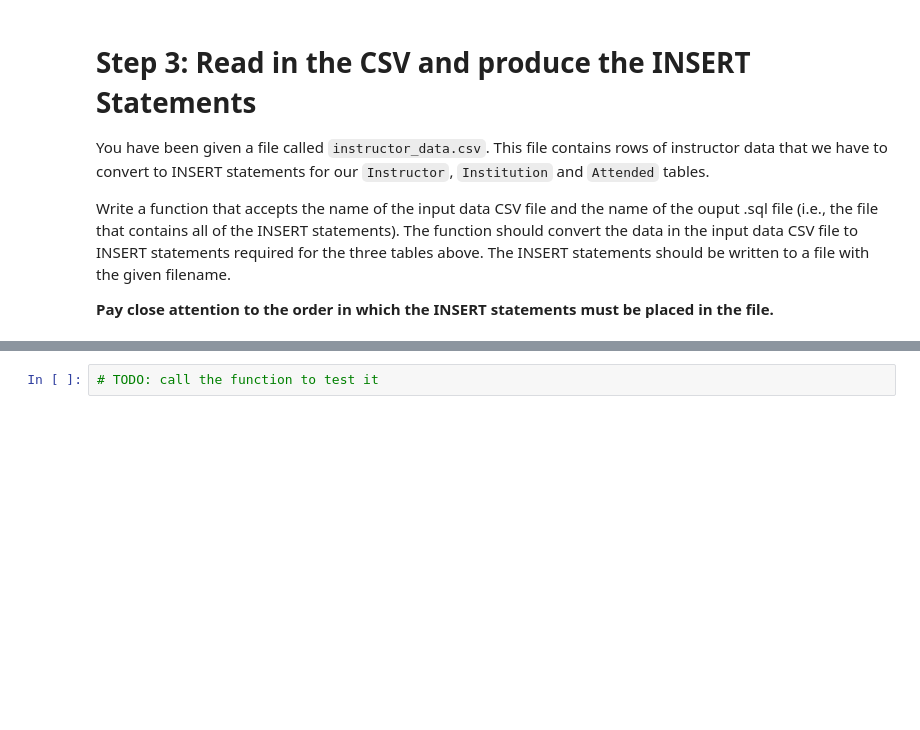
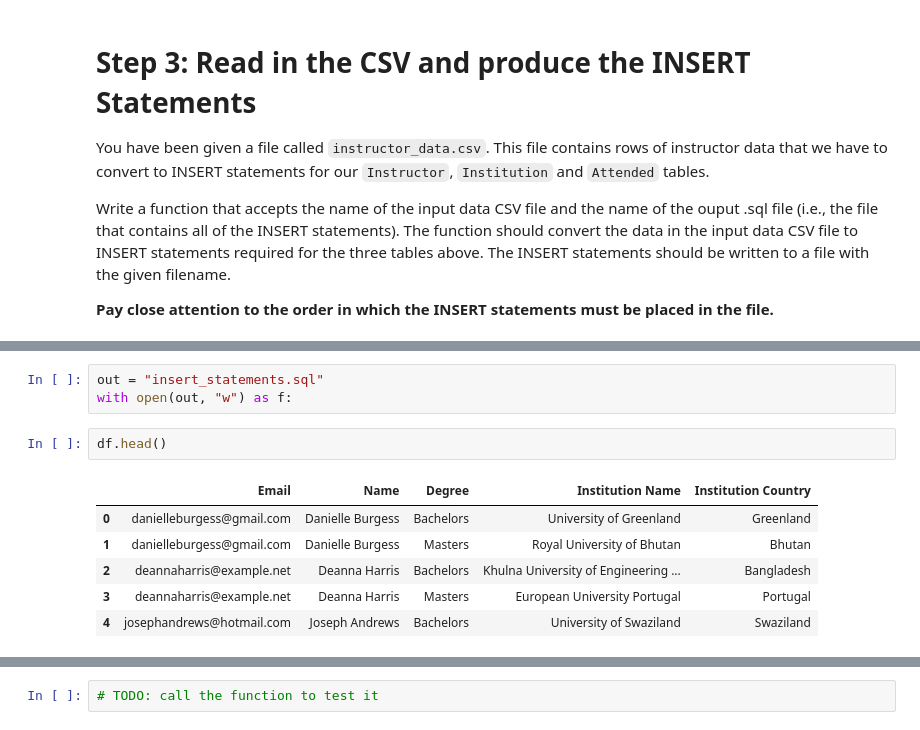
Before and after one commit to tonyliang19/Course_notes_2023Spring, a Jupyter notebook: cpsc368/data_manipulation/assignment-3b-starter.ipynb, the cells around one changed output, grey strips where cells are left out. Saved outputs shown, nothing was run; the diff lists cells and outputs as text; blank space fills up the shorter version.

```diff
--- a/cpsc368/data_manipulation/assignment-3b-starter.ipynb
+++ b/cpsc368/data_manipulation/assignment-3b-starter.ipynb
@@ -98,2 +143,14 @@ Write a function that accepts the name of the input data CSV file and the name o
+# %%
+out = "insert_statements.sql"
+with open(out, "w") as f:
+# %%
+df.head()
+# %% [output]
+|  | Email | Name | Degree | Institution Name | Institution Country |
+| 0 | danielleburgess@gmail.com | Danielle Burgess | Bachelors | University of Greenland | Greenland |
+| 1 | danielleburgess@gmail.com | Danielle Burgess | Masters | Royal University of Bhutan | Bhutan |
+| 2 | deannaharris@example.net | Deanna Harris | Bachelors | Khulna University of Engineering ... | Bangladesh |
+| 3 | deannaharris@example.net | Deanna Harris | Masters | European University Portugal | Portugal |
+| 4 | josephandrews@hotmail.com | Joseph Andrews | Bachelors | University of Swaziland | Swaziland |
 # %%
 # TODO: Put your solution to step 3 here
```
Also changed, not shown: parts of 8 cells of this notebook.
